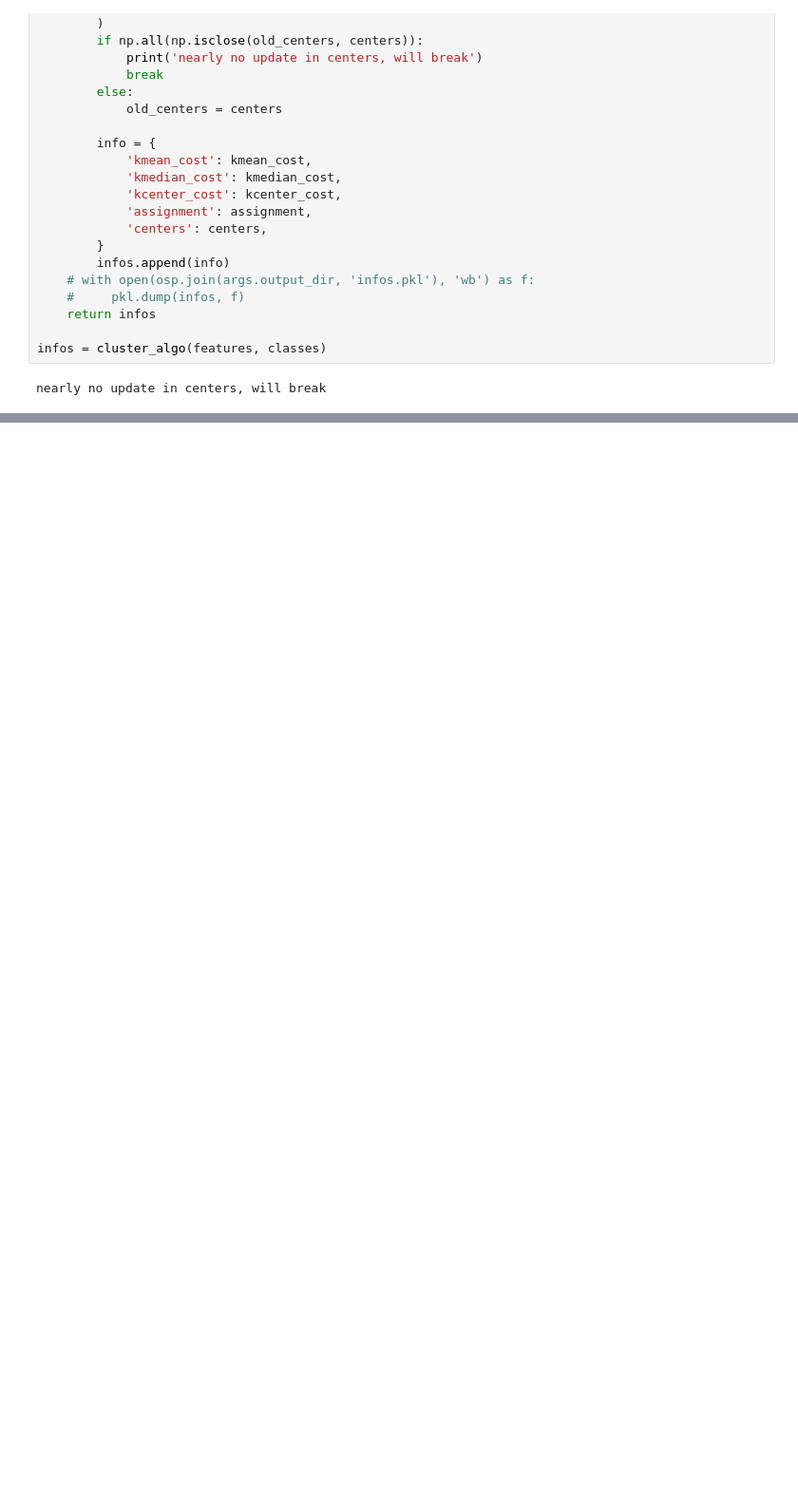
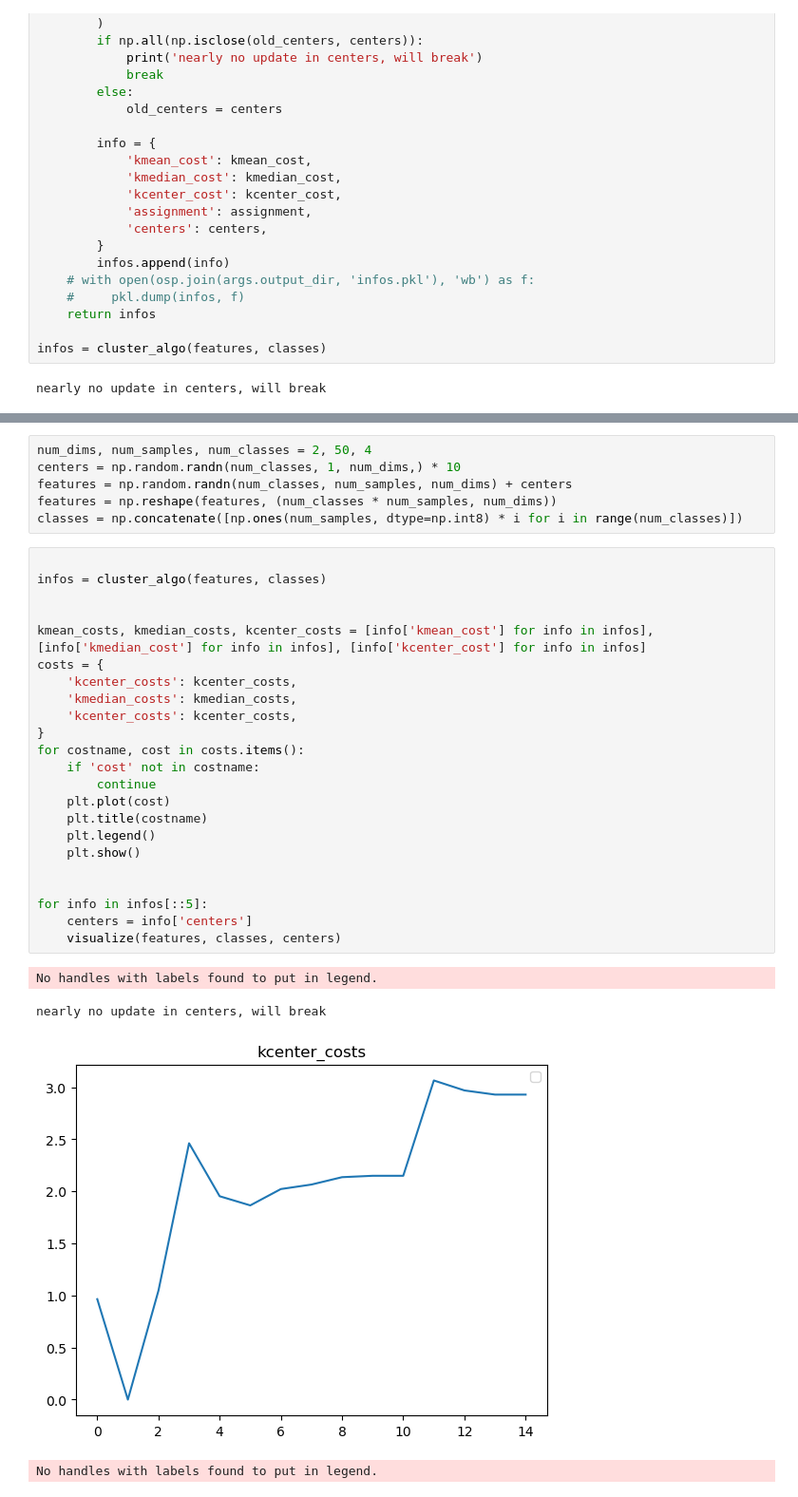
Before and after one commit to ermu2001/nyu_tandon_advanced_machine_learning, a Jupyter notebook: HW1/show_clustering.ipynb, the cells around one changed output, grey strips where cells are left out. Shown at 95% size. Saved outputs shown, nothing was run; the diff lists cells and outputs as text; blank space fills up the shorter version.

```diff
--- a/HW1/show_clustering.ipynb
+++ b/HW1/show_clustering.ipynb
@@ -198,0 +222,34 @@ No handles with labels found to put in legend.
+# %%
+num_dims, num_samples, num_classes = 2, 50, 4
+centers = np.random.randn(num_classes, 1, num_dims,) * 10
+features = np.random.randn(num_classes, num_samples, num_dims) + centers
+features = np.reshape(features, (num_classes * num_samples, num_dims))
+classes = np.concatenate([np.ones(num_samples, dtype=np.int8) * i for i in range(num_classes)])
+# %%
+
+infos = cluster_algo(features, classes)
+
+
+kmean_costs, kmedian_costs, kcenter_costs = [info['kmean_cost'] for info in infos], [info['kmedian_cost'] for info in infos], [info['kcenter_cost'] for info in infos]
+costs = {
+    'kcenter_costs': kcenter_costs,
+    'kmedian_costs': kmedian_costs,
+    'kcenter_costs': kcenter_costs,
+}
+for costname, cost in costs.items():
+    if 'cost' not in costname:
+        continue
+    plt.plot(cost)
+    plt.title(costname)
+    plt.legend()
+    plt.show()
+
+
+for info in infos[::5]:
+    centers = info['centers']
+    visualize(features, classes, centers)
+# %% [output]
+No handles with labels found to put in legend.
+nearly no update in centers, will break
+[figure, added]
+No handles with labels found to put in legend.
```
Also changed, not shown: parts of 8 cells of this notebook.
